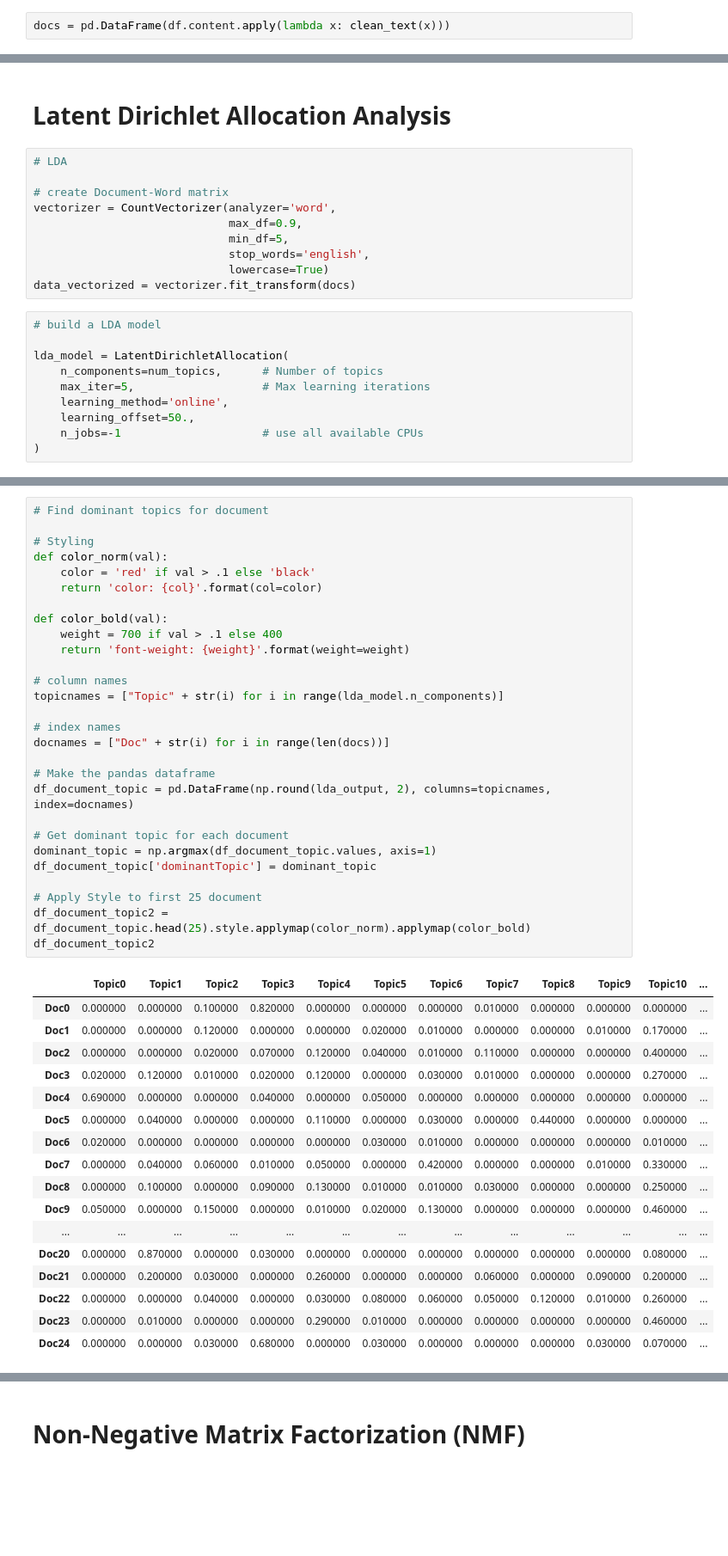
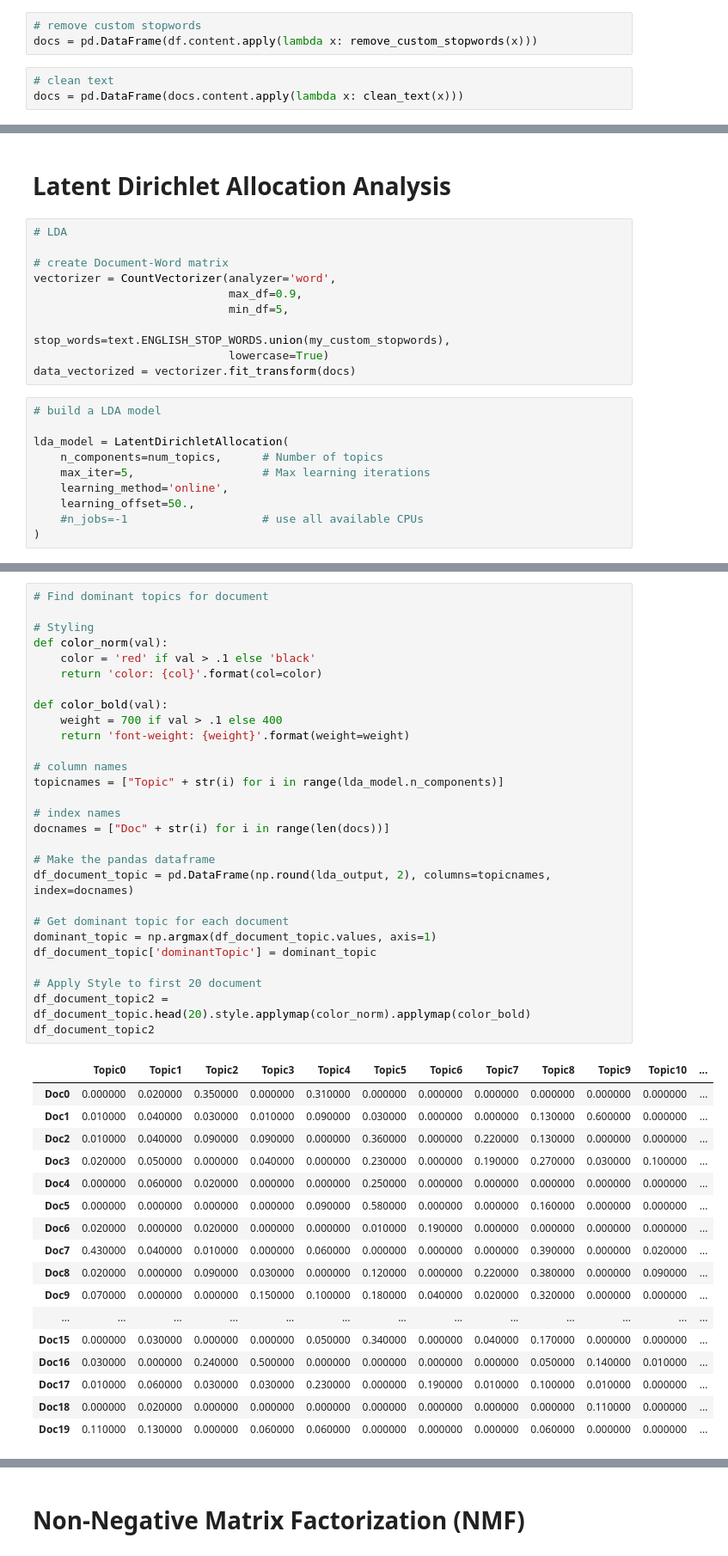
Before and after one commit to koayst/rp_nlp, a Jupyter notebook: NLP-Assignment-KoaySengTian.ipynb, the cells around one changed output, grey strips where cells are left out. Shown: that part at 86% size. Cells and saved outputs as stored; diff of their text form; blank space fills up the shorter version.

```diff
--- a/NLP-Assignment-KoaySengTian.ipynb
+++ b/NLP-Assignment-KoaySengTian.ipynb
@@ -84,4 +113,8 @@ def clean_text(text):
+# %%
+# remove custom stopwords
+docs = pd.DataFrame(df.content.apply(lambda x: remove_custom_stopwords(x)))
 # %%
-docs = pd.DataFrame(df.content.apply(lambda x: clean_text(x)))
+# clean text
+docs = pd.DataFrame(docs.content.apply(lambda x: clean_text(x)))
 # %%
 docs = docs.content.values
@@ -131,7 +162,7 @@ def display_top_words(model, feature_names, no_top_words):
 vectorizer = CountVectorizer(analyzer='word',
                              max_df=0.9,
                              min_df=5,
-                             stop_words='english',
+                             stop_words=text.ENGLISH_STOP_WORDS.union(my_custom_stopwords),
                              lowercase=True)
 data_vectorized = vectorizer.fit_transform(docs)
 # %%
@@ -142,7 +173,7 @@ lda_model = LatentDirichletAllocation(
     max_iter=5,                   # Max learning iterations
     learning_method='online',
     learning_offset=50.,
-    n_jobs=-1                     # use all available CPUs
+    #n_jobs=-1                    # use all available CPUs
 )
 # %%
 last_time = datetime.now()
@@ -195,47 +228,47 @@ california food restaurant angeles marijuana store beach park hotel brown york c
 # %%
 # Find dominant topics for document
 
 # Styling
 def color_norm(val):
     color = 'red' if val > .1 else 'black'
     return 'color: {col}'.format(col=color)
 
 def color_bold(val):
     weight = 700 if val > .1 else 400
     return 'font-weight: {weight}'.format(weight=weight)
 
 # column names
 topicnames = ["Topic" + str(i) for i in range(lda_model.n_components)]
 
 # index names
 docnames = ["Doc" + str(i) for i in range(len(docs))]
 
 # Make the pandas dataframe
 df_document_topic = pd.DataFrame(np.round(lda_output, 2), columns=topicnames, index=docnames)
 
 # Get dominant topic for each document
 dominant_topic = np.argmax(df_document_topic.values, axis=1)
 df_document_topic['dominantTopic'] = dominant_topic
 
-# Apply Style to first 25 document
-df_document_topic2 = df_document_topic.head(25).style.applymap(color_norm).applymap(color_bold)
+# Apply Style to first 20 document
+df_document_topic2 = df_document_topic.head(20).style.applymap(color_norm).applymap(color_bold)
 df_document_topic2
 # %% [output]
 |  | Topic0 | Topic1 | Topic2 | Topic3 | Topic4 | Topic5 | Topic6 | Topic7 | Topic8 | Topic9 | Topic10 | ... |
-| Doc0 | 0.000000 | 0.000000 | 0.100000 | 0.820000 | 0.000000 | 0.000000 | 0.000000 | 0.010000 | 0.000000 | 0.000000 | 0.000000 | ... |
-| Doc1 | 0.000000 | 0.000000 | 0.120000 | 0.000000 | 0.000000 | 0.020000 | 0.010000 | 0.000000 | 0.000000 | 0.010000 | 0.170000 | ... |
-| Doc2 | 0.000000 | 0.000000 | 0.020000 | 0.070000 | 0.120000 | 0.040000 | 0.010000 | 0.110000 | 0.000000 | 0.000000 | 0.400000 | ... |
-| Doc3 | 0.020000 | 0.120000 | 0.010000 | 0.020000 | 0.120000 | 0.000000 | 0.030000 | 0.010000 | 0.000000 | 0.000000 | 0.270000 | ... |
-| Doc4 | 0.690000 | 0.000000 | 0.000000 | 0.040000 | 0.000000 | 0.050000 | 0.000000 | 0.000000 | 0.000000 | 0.000000 | 0.000000 | ... |
-| Doc5 | 0.000000 | 0.040000 | 0.000000 | 0.000000 | 0.110000 | 0.000000 | 0.030000 | 0.000000 | 0.440000 | 0.000000 | 0.000000 | ... |
-| Doc6 | 0.020000 | 0.000000 | 0.000000 | 0.000000 | 0.000000 | 0.030000 | 0.010000 | 0.000000 | 0.000000 | 0.000000 | 0.010000 | ... |
-| Doc7 | 0.000000 | 0.040000 | 0.060000 | 0.010000 | 0.050000 | 0.000000 | 0.420000 | 0.000000 | 0.000000 | 0.010000 | 0.330000 | ... |
-| Doc8 | 0.000000 | 0.100000 | 0.000000 | 0.090000 | 0.130000 | 0.010000 | 0.010000 | 0.030000 | 0.000000 | 0.000000 | 0.250000 | ... |
-| Doc9 | 0.050000 | 0.000000 | 0.150000 | 0.000000 | 0.010000 | 0.020000 | 0.130000 | 0.000000 | 0.000000 | 0.000000 | 0.460000 | ... |
+| Doc0 | 0.000000 | 0.020000 | 0.350000 | 0.000000 | 0.310000 | 0.000000 | 0.000000 | 0.000000 | 0.000000 | 0.000000 | 0.000000 | ... |
+| Doc1 | 0.010000 | 0.040000 | 0.030000 | 0.010000 | 0.090000 | 0.030000 | 0.000000 | 0.000000 | 0.130000 | 0.600000 | 0.000000 | ... |
+| Doc2 | 0.010000 | 0.040000 | 0.090000 | 0.090000 | 0.000000 | 0.360000 | 0.000000 | 0.220000 | 0.130000 | 0.000000 | 0.000000 | ... |
+| Doc3 | 0.020000 | 0.050000 | 0.000000 | 0.040000 | 0.000000 | 0.230000 | 0.000000 | 0.190000 | 0.270000 | 0.030000 | 0.100000 | ... |
+| Doc4 | 0.000000 | 0.060000 | 0.020000 | 0.000000 | 0.000000 | 0.250000 | 0.000000 | 0.000000 | 0.000000 | 0.000000 | 0.000000 | ... |
+| Doc5 | 0.000000 | 0.000000 | 0.000000 | 0.000000 | 0.090000 | 0.580000 | 0.000000 | 0.000000 | 0.160000 | 0.000000 | 0.000000 | ... |
+| Doc6 | 0.020000 | 0.000000 | 0.020000 | 0.000000 | 0.000000 | 0.010000 | 0.190000 | 0.000000 | 0.000000 | 0.000000 | 0.000000 | ... |
+| Doc7 | 0.430000 | 0.040000 | 0.010000 | 0.000000 | 0.060000 | 0.000000 | 0.000000 | 0.000000 | 0.390000 | 0.000000 | 0.020000 | ... |
+| Doc8 | 0.020000 | 0.000000 | 0.090000 | 0.030000 | 0.000000 | 0.120000 | 0.000000 | 0.220000 | 0.380000 | 0.000000 | 0.090000 | ... |
+| Doc9 | 0.070000 | 0.000000 | 0.000000 | 0.150000 | 0.100000 | 0.180000 | 0.040000 | 0.020000 | 0.320000 | 0.000000 | 0.000000 | ... |
 | ... | ... | ... | ... | ... | ... | ... | ... | ... | ... | ... | ... | ... |
-| Doc20 | 0.000000 | 0.870000 | 0.000000 | 0.030000 | 0.000000 | 0.000000 | 0.000000 | 0.000000 | 0.000000 | 0.000000 | 0.080000 | ... |
-| Doc21 | 0.000000 | 0.200000 | 0.030000 | 0.000000 | 0.260000 | 0.000000 | 0.000000 | 0.060000 | 0.000000 | 0.090000 | 0.200000 | ... |
-| Doc22 | 0.000000 | 0.000000 | 0.040000 | 0.000000 | 0.030000 | 0.080000 | 0.060000 | 0.050000 | 0.120000 | 0.010000 | 0.260000 | ... |
-| Doc23 | 0.000000 | 0.010000 | 0.000000 | 0.000000 | 0.290000 | 0.010000 | 0.000000 | 0.000000 | 0.000000 | 0.000000 | 0.460000 | ... |
-| Doc24 | 0.000000 | 0.000000 | 0.030000 | 0.680000 | 0.000000 | 0.030000 | 0.000000 | 0.000000 | 0.000000 | 0.030000 | 0.070000 | ... |
+| Doc15 | 0.000000 | 0.030000 | 0.000000 | 0.000000 | 0.050000 | 0.340000 | 0.000000 | 0.040000 | 0.170000 | 0.000000 | 0.000000 | ... |
+| Doc16 | 0.030000 | 0.000000 | 0.240000 | 0.500000 | 0.000000 | 0.000000 | 0.000000 | 0.000000 | 0.050000 | 0.140000 | 0.010000 | ... |
+| Doc17 | 0.010000 | 0.060000 | 0.030000 | 0.030000 | 0.230000 | 0.000000 | 0.190000 | 0.010000 | 0.100000 | 0.010000 | 0.000000 | ... |
+| Doc18 | 0.000000 | 0.020000 | 0.000000 | 0.000000 | 0.000000 | 0.000000 | 0.000000 | 0.000000 | 0.000000 | 0.110000 | 0.000000 | ... |
+| Doc19 | 0.110000 | 0.130000 | 0.000000 | 0.060000 | 0.060000 | 0.000000 | 0.000000 | 0.000000 | 0.060000 | 0.000000 | 0.000000 | ... |
 # %%
```
Also changed, not shown: parts of 37 cells of this notebook, 1 other file.
